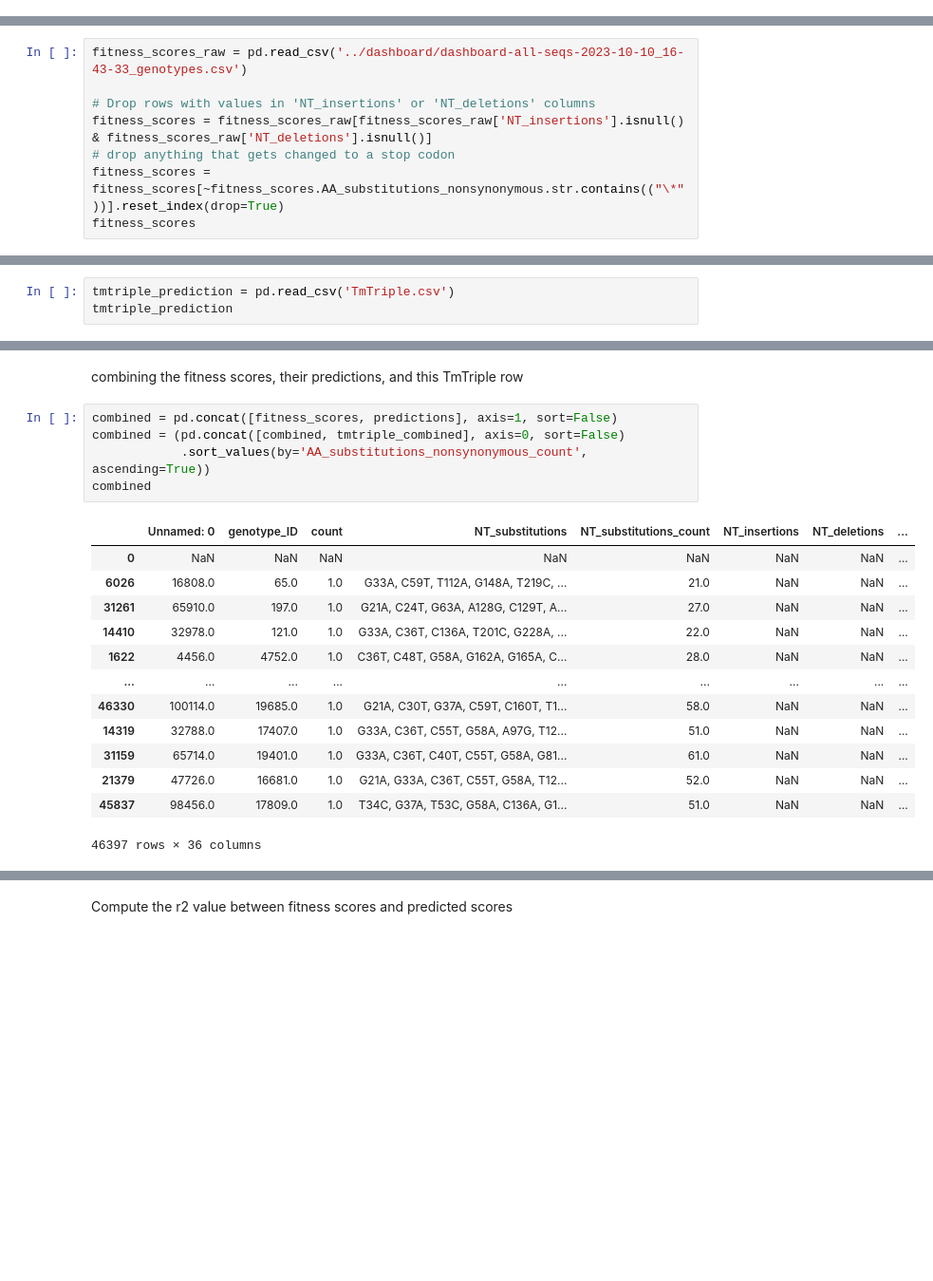
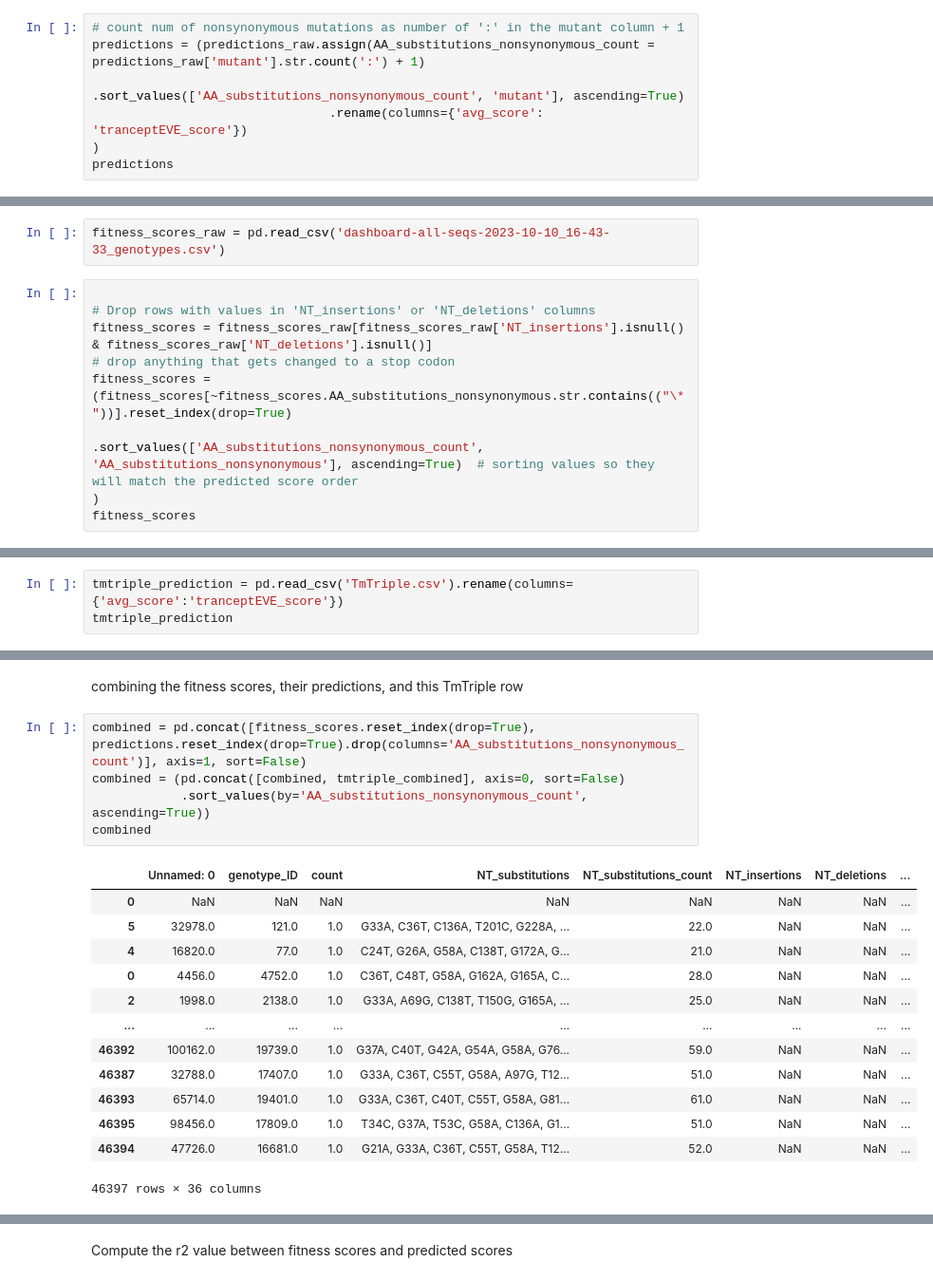
Before and after one commit to liusynevolab/OrthoRep_Rix_2024, a Jupyter notebook: maple_runs/2023-04-30_HTS8_TrpB-IE5-RPL18B-lib-fitness-assay-genotyping/for_figures/plot_predicted_scores.ipynb, the cells around one changed output, grey strips where cells are left out. Shown at 95% size. Drawn from its saved outputs; the diff is of its cells as text; blank space fills up the shorter version.

```diff
--- a/maple_runs/2023-04-30_HTS8_TrpB-IE5-RPL18B-lib-fitness-assay-genotyping/for_figures/plot_predicted_scores.ipynb
+++ b/maple_runs/2023-04-30_HTS8_TrpB-IE5-RPL18B-lib-fitness-assay-genotyping/for_figures/plot_predicted_scores.ipynb
@@ -34,3 +51,10 @@ predictions
 | 46394 | MKGYFGPYGGQYVPEILMPTLEELEAAYEEIMK... | -0.183344 | -0.184319 | -0.183831 | A20T:F41Y:R46Y:D47N:P52T:F57Y:R60... |
 | 46395 | MKGYFGPYGGQYMPEILMTTLEELEAVYEEIMK... | -0.275227 | -0.282409 | -0.278818 | V13M:P19T:A20T:A27V:L45M:P54S:R68... |
 46396 rows × 5 columns
+# %%
+# count num of nonsynonymous mutations as number of ':' in the mutant column + 1
+predictions = (predictions_raw.assign(AA_substitutions_nonsynonymous_count = predictions_raw['mutant'].str.count(':') + 1)
+                                .sort_values(['AA_substitutions_nonsynonymous_count', 'mutant'], ascending=True)
+                                .rename(columns={'avg_score': 'tranceptEVE_score'})
+)
+predictions
@@ -37,10 +75,13 @@ predictions
+# %%
+fitness_scores_raw = pd.read_csv('dashboard-all-seqs-2023-10-10_16-43-33_genotypes.csv')
 # %%
-fitness_scores_raw = pd.read_csv('../dashboard/dashboard-all-seqs-2023-10-10_16-43-33_genotypes.csv')
 
 # Drop rows with values in 'NT_insertions' or 'NT_deletions' columns
 fitness_scores = fitness_scores_raw[fitness_scores_raw['NT_insertions'].isnull() & fitness_scores_raw['NT_deletions'].isnull()]
 # drop anything that gets changed to a stop codon
-fitness_scores = fitness_scores[~fitness_scores.AA_substitutions_nonsynonymous.str.contains(("\*"))].reset_index(drop=True)
+fitness_scores = (fitness_scores[~fitness_scores.AA_substitutions_nonsynonymous.str.contains(("\*"))].reset_index(drop=True)
+                                .sort_values(['AA_substitutions_nonsynonymous_count', 'AA_substitutions_nonsynonymous'], ascending=True)  # sorting values so they will match the predicted score order
+)
 fitness_scores
 # %% [output]
 |  | Unnamed: 0 | genotype_ID | count | NT_substitutions | NT_substitutions_count | NT_insertions | NT_deletions | ... |
@@ -72,6 +113,6 @@ tmtriple_scores
 | sample | mean_enrichment_score_TrpB-enrich... | mean_enrichment_score_TrpB-enrich... | mean_enrichment_score_TrpB-enrich... | AA_substitutions_nonsynonymous_count |
 | 0 | -0.040913 | -17.645965 | -16.245238 | 3 |
 # %%
-tmtriple_prediction = pd.read_csv('TmTriple.csv')
+tmtriple_prediction = pd.read_csv('TmTriple.csv').rename(columns={'avg_score':'tranceptEVE_score'})
 tmtriple_prediction
 # %% [output]
@@ -86,21 +127,21 @@ tmtriple_combined
 # %% [markdown]
 combining the fitness scores, their predictions, and this TmTriple row
 # %%
-combined = pd.concat([fitness_scores, predictions], axis=1, sort=False)
+combined = pd.concat([fitness_scores.reset_index(drop=True), predictions.reset_index(drop=True).drop(columns='AA_substitutions_nonsynonymous_count')], axis=1, sort=False)
 combined = (pd.concat([combined, tmtriple_combined], axis=0, sort=False)
             .sort_values(by='AA_substitutions_nonsynonymous_count', ascending=True))
 combined
 # %% [output]
 |  | Unnamed: 0 | genotype_ID | count | NT_substitutions | NT_substitutions_count | NT_insertions | NT_deletions | ... |
 | 0 | NaN | NaN | NaN | NaN | NaN | NaN | NaN | ... |
-| 6026 | 16808.0 | 65.0 | 1.0 | G33A, C59T, T112A, G148A, T219C, ... | 21.0 | NaN | NaN | ... |
-| 31261 | 65910.0 | 197.0 | 1.0 | G21A, C24T, G63A, A128G, C129T, A... | 27.0 | NaN | NaN | ... |
-| 14410 | 32978.0 | 121.0 | 1.0 | G33A, C36T, C136A, T201C, G228A, ... | 22.0 | NaN | NaN | ... |
-| 1622 | 4456.0 | 4752.0 | 1.0 | C36T, C48T, G58A, G162A, G165A, C... | 28.0 | NaN | NaN | ... |
+| 5 | 32978.0 | 121.0 | 1.0 | G33A, C36T, C136A, T201C, G228A, ... | 22.0 | NaN | NaN | ... |
+| 4 | 16820.0 | 77.0 | 1.0 | C24T, G26A, G58A, C138T, G172A, G... | 21.0 | NaN | NaN | ... |
+| 0 | 4456.0 | 4752.0 | 1.0 | C36T, C48T, G58A, G162A, G165A, C... | 28.0 | NaN | NaN | ... |
+| 2 | 1998.0 | 2138.0 | 1.0 | G33A, A69G, C138T, T150G, G165A, ... | 25.0 | NaN | NaN | ... |
 | ... | ... | ... | ... | ... | ... | ... | ... | ... |
-| 46330 | 100114.0 | 19685.0 | 1.0 | G21A, C30T, G37A, C59T, C160T, T1... | 58.0 | NaN | NaN | ... |
-| 14319 | 32788.0 | 17407.0 | 1.0 | G33A, C36T, C55T, G58A, A97G, T12... | 51.0 | NaN | NaN | ... |
-| 31159 | 65714.0 | 19401.0 | 1.0 | G33A, C36T, C40T, C55T, G58A, G81... | 61.0 | NaN | NaN | ... |
-| 21379 | 47726.0 | 16681.0 | 1.0 | G21A, G33A, C36T, C55T, G58A, T12... | 52.0 | NaN | NaN | ... |
-| 45837 | 98456.0 | 17809.0 | 1.0 | T34C, G37A, T53C, G58A, C136A, G1... | 51.0 | NaN | NaN | ... |
+| 46392 | 100162.0 | 19739.0 | 1.0 | G37A, C40T, G42A, G54A, G58A, G76... | 59.0 | NaN | NaN | ... |
+| 46387 | 32788.0 | 17407.0 | 1.0 | G33A, C36T, C55T, G58A, A97G, T12... | 51.0 | NaN | NaN | ... |
+| 46393 | 65714.0 | 19401.0 | 1.0 | G33A, C36T, C40T, C55T, G58A, G81... | 61.0 | NaN | NaN | ... |
+| 46395 | 98456.0 | 17809.0 | 1.0 | T34C, G37A, T53C, G58A, C136A, G1... | 51.0 | NaN | NaN | ... |
+| 46394 | 47726.0 | 16681.0 | 1.0 | G21A, G33A, C36T, C55T, G58A, T12... | 52.0 | NaN | NaN | ... |
 46397 rows × 36 columns
```
Also changed, not shown: parts of 29 cells of this notebook, 12 other files.
